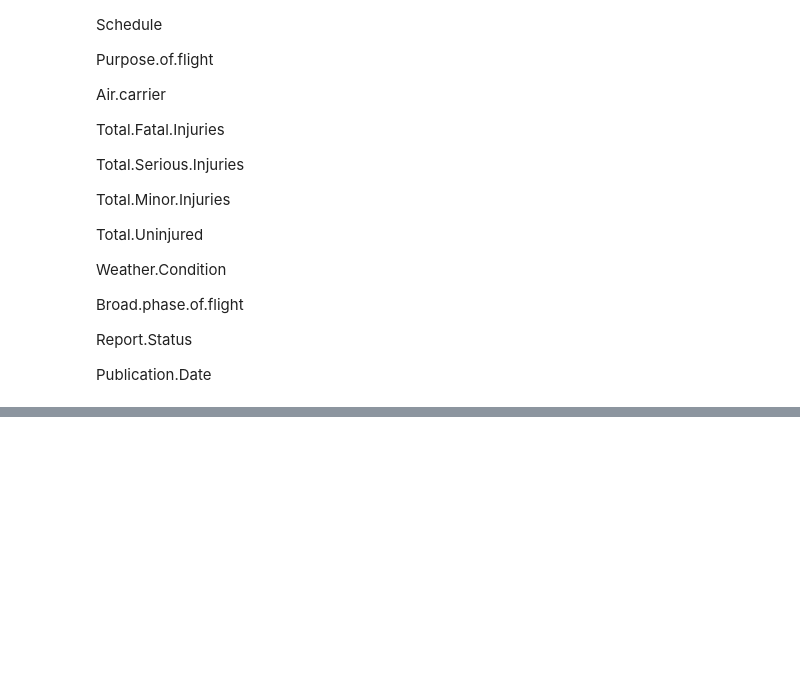
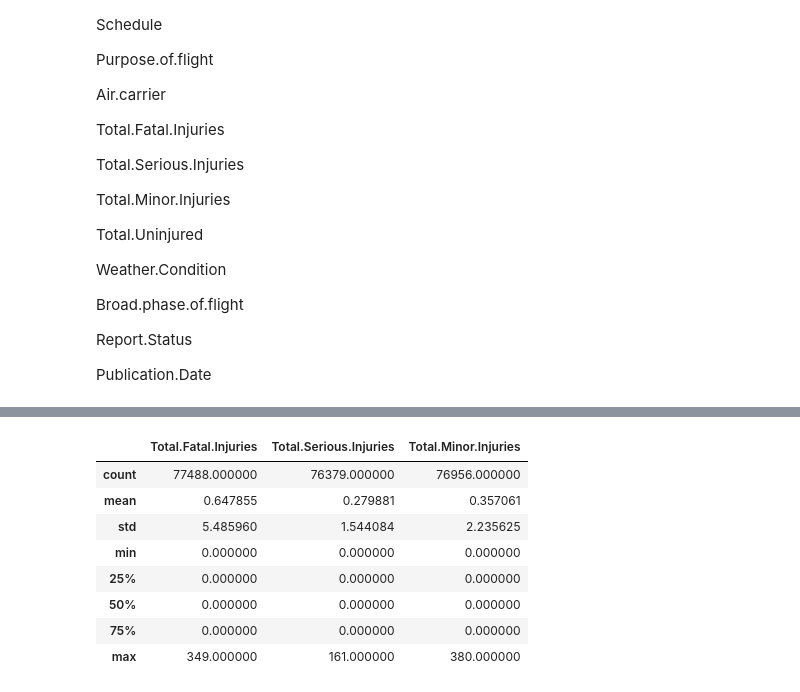
Before and after one commit to thomasamuti-cpu/Aviation_data-assignment, a Jupyter notebook: phase1_project.ipynb, the cells around one changed output, grey strips where cells are left out. Drawn from its saved outputs; the diff is of its cells as text; code cells hidden in the pictures; blank space fills up the shorter version.

```diff
--- a/phase1_project.ipynb
+++ b/phase1_project.ipynb
@@ -101,0 +124,4 @@ Publication.Date
+# %%
+# read into our aviation csv data using pandas and save it as variable name - aviation_data
+
+aviation_data = pd.read_csv('Aviation_Data.csv')
@@ -101,0 +254,16 @@ Publication.Date
+# %%
+# Now that we have both the numeric as well as the non numeric information with missing values
+# Let us first start by filling in the missing values in the numeric column.
+# We will begin by first getting the measures of central tendencies of the data
+
+aviation_data.describe()
+# %% [output]
+|  | Total.Fatal.Injuries | Total.Serious.Injuries | Total.Minor.Injuries |
+| count | 77488.000000 | 76379.000000 | 76956.000000 |
+| mean | 0.647855 | 0.279881 | 0.357061 |
+| std | 5.485960 | 1.544084 | 2.235625 |
+| min | 0.000000 | 0.000000 | 0.000000 |
+| 25% | 0.000000 | 0.000000 | 0.000000 |
+| 50% | 0.000000 | 0.000000 | 0.000000 |
+| 75% | 0.000000 | 0.000000 | 0.000000 |
+| max | 349.000000 | 161.000000 | 380.000000 |
```
Also changed, not shown: parts of 32 cells of this notebook.
